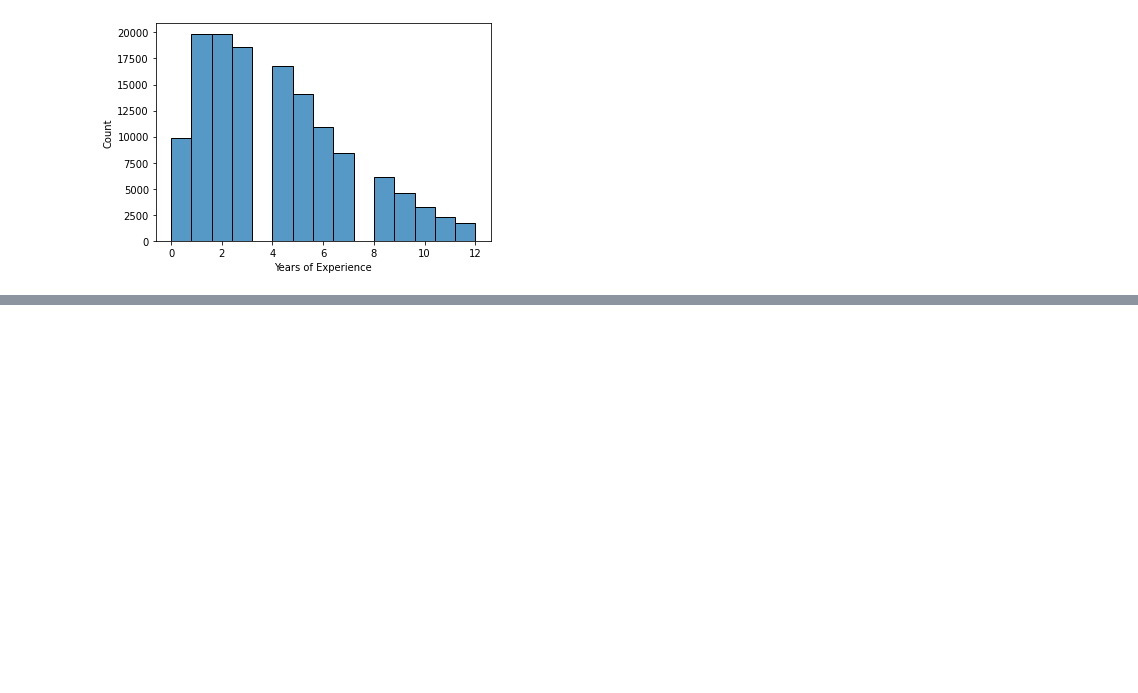
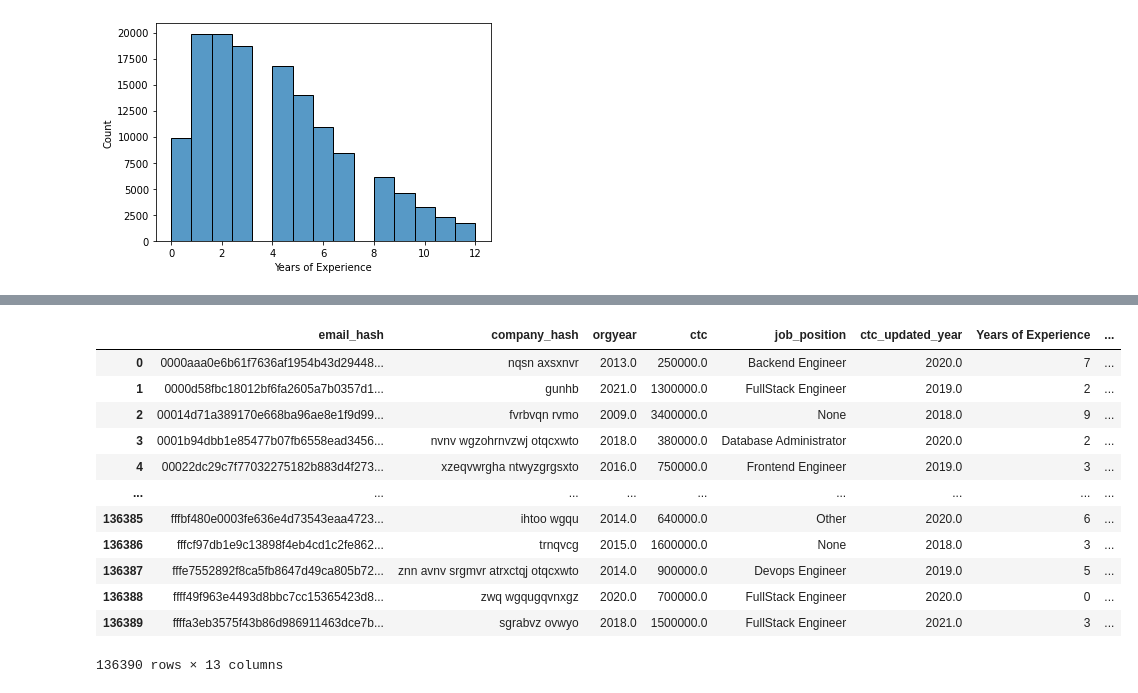
Before and after one commit to atomikkus/clustering_unsupervised, a Jupyter notebook: clustering_ul.ipynb, the cells around one changed output, grey strips where cells are left out. Drawn from its saved outputs; the diff is of its cells as text; code cells hidden in the pictures; blank space fills up the shorter version.

```diff
--- a/clustering_ul.ipynb
+++ b/clustering_ul.ipynb
@@ -241,0 +240,42 @@ merged_df
+# %%
+# Define conditions and values for ctc_flag
+ctc_conditions = [
+    (df_fr_merged['ctc'] > df_fr_merged['company_ctc']),
+    (df_fr_merged['ctc'] == df_fr_merged['company_ctc']),
+    (df_fr_merged['ctc'] < df_fr_merged['company_ctc'])
+]
+ctc_values = [3, 2, 1]
+df_fr_merged['ctc_flag'] = np.select(ctc_conditions, ctc_values)
+
+# Define conditions and values for yoe_flag
+yoe_conditions = [
+    (df_fr_merged['ctc'] > df_fr_merged['yoe_ctc']),
+    (df_fr_merged['ctc'] == df_fr_merged['yoe_ctc']),
+    (df_fr_merged['ctc'] < df_fr_merged['yoe_ctc'])
+]
+yoe_values = [3, 2, 1]
+df_fr_merged['yoe_flag'] = np.select(yoe_conditions, yoe_values)
+# %%
+job_conditions = [
+    (df_fr_merged['ctc'] > df_fr_merged['job_ctc']),
+    (df_fr_merged['ctc'] == df_fr_merged['job_ctc']),
+    (df_fr_merged['ctc'] < df_fr_merged['job_ctc'])
+]
+job_values = [3, 2, 1]
+df_fr_merged['job_flag'] = np.select(job_conditions, job_values)
+
+df_fr_merged
+# %% [output]
+|  | email_hash | company_hash | orgyear | ctc | job_position | ctc_updated_year | Years of Experience | ... |
+| 0 | 0000aaa0e6b61f7636af1954b43d29448... | nqsn axsxnvr | 2013.0 | 250000.0 | Backend Engineer | 2020.0 | 7 | ... |
+| 1 | 0000d58fbc18012bf6fa2605a7b0357d1... | gunhb | 2021.0 | 1300000.0 | FullStack Engineer | 2019.0 | 2 | ... |
+| 2 | 00014d71a389170e668ba96ae8e1f9d99... | fvrbvqn rvmo | 2009.0 | 3400000.0 | None | 2018.0 | 9 | ... |
+| 3 | 0001b94dbb1e85477b07fb6558ead3456... | nvnv wgzohrnvzwj otqcxwto | 2018.0 | 380000.0 | Database Administrator | 2020.0 | 2 | ... |
+| 4 | 00022dc29c7f77032275182b883d4f273... | xzeqvwrgha ntwyzgrgsxto | 2016.0 | 750000.0 | Frontend Engineer | 2019.0 | 3 | ... |
+| ... | ... | ... | ... | ... | ... | ... | ... | ... |
+| 136385 | fffbf480e0003fe636e4d73543eaa4723... | ihtoo wgqu | 2014.0 | 640000.0 | Other | 2020.0 | 6 | ... |
+| 136386 | fffcf97db1e9c13898f4eb4cd1c2fe862... | trnqvcg | 2015.0 | 1600000.0 | None | 2018.0 | 3 | ... |
+| 136387 | fffe7552892f8ca5fb8647d49ca805b72... | znn avnv srgmvr atrxctqj otqcxwto | 2014.0 | 900000.0 | Devops Engineer | 2019.0 | 5 | ... |
+| 136388 | ffff49f963e4493d8bbc7cc15365423d8... | zwq wgqugqvnxgz | 2020.0 | 700000.0 | FullStack Engineer | 2020.0 | 0 | ... |
+| 136389 | ffffa3eb3575f43b86d986911463dce7b... | sgrabvz ovwyo | 2018.0 | 1500000.0 | FullStack Engineer | 2021.0 | 3 | ... |
+136390 rows × 13 columns
```
Also changed, not shown: parts of 9 cells of this notebook.
